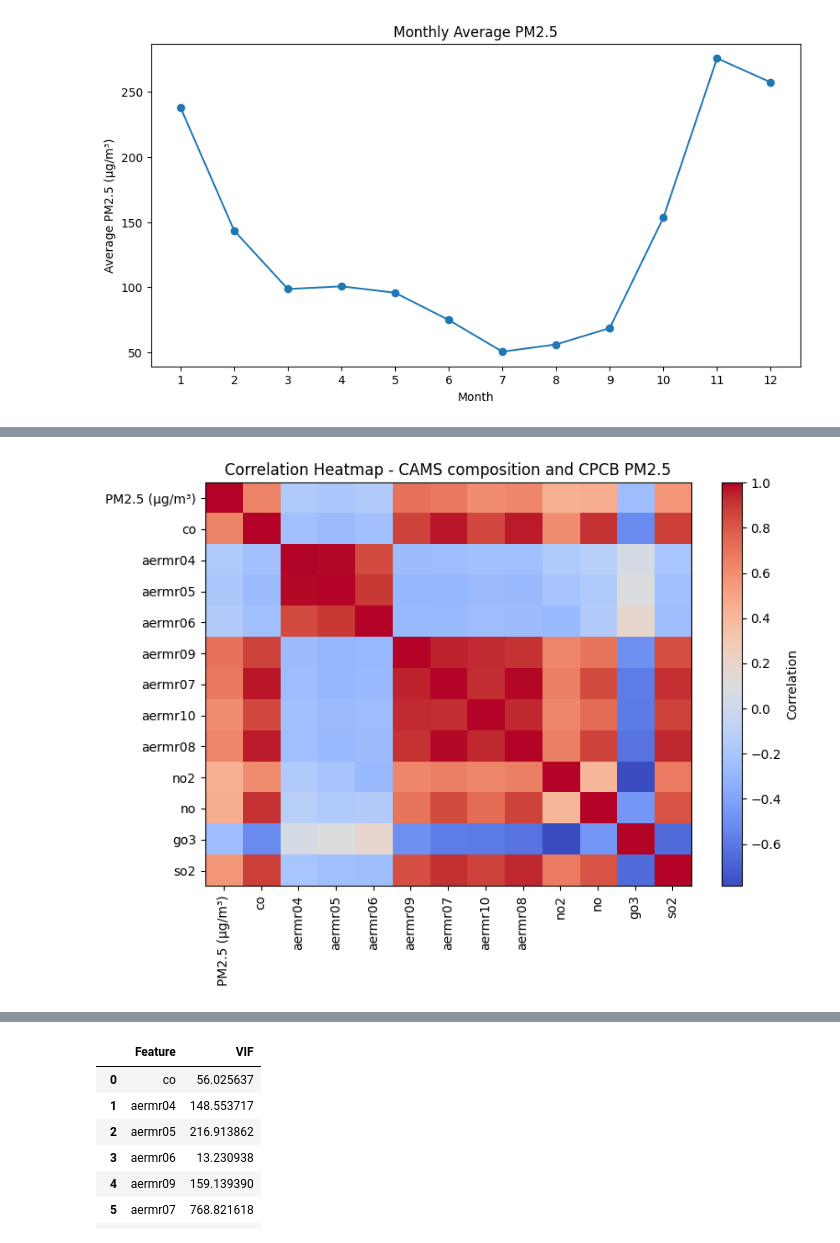
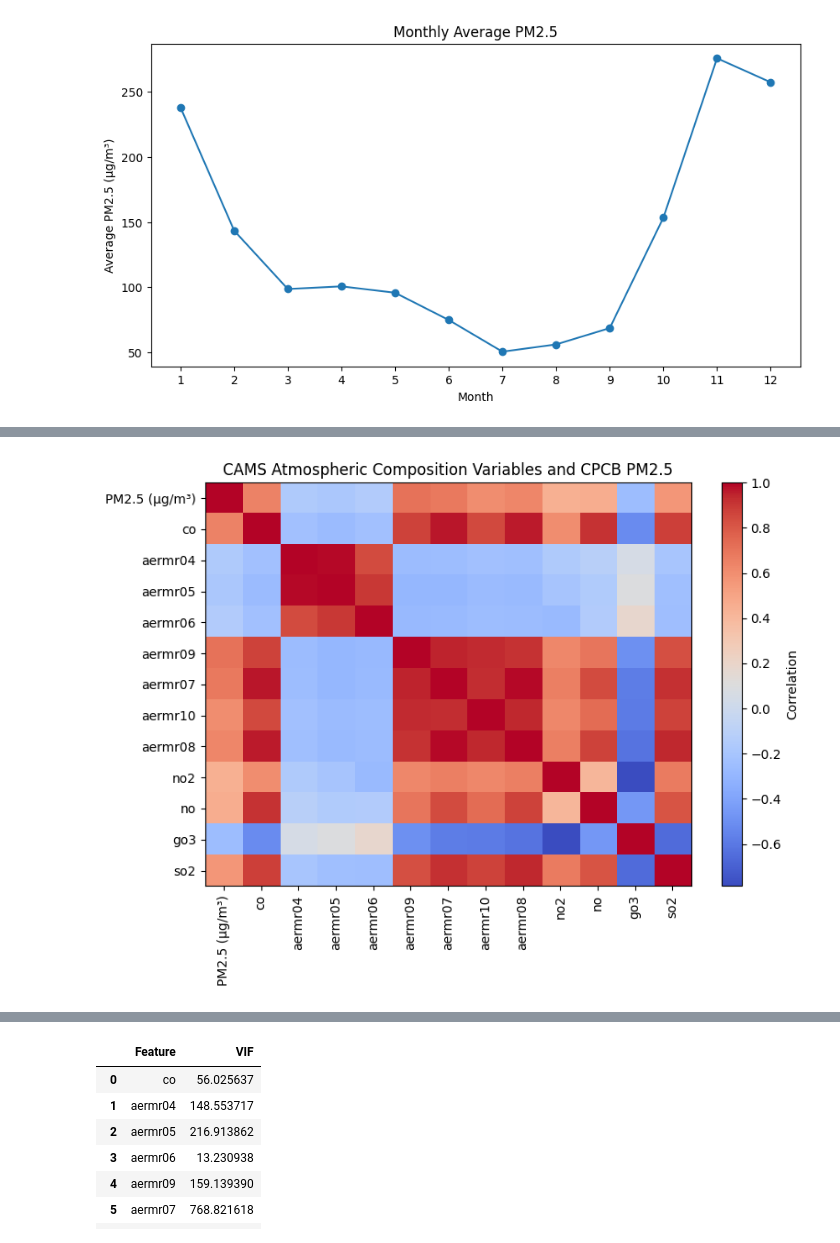
Before and after one commit to lubnashahanas07/PM25-Prediction-Using-Machine-Learning, a Jupyter notebook: preprocessing.ipynb, the cells around one changed output, grey strips where cells are left out. Cells and saved outputs as stored; diff of their text form; code cells hidden in the pictures.

```diff
--- a/preprocessing.ipynb
+++ b/preprocessing.ipynb
@@ -177,21 +181,22 @@ corr_matrix
 # %%
 # let's visually understand through heatmap
 
 plt.figure(figsize = (8,6))
 
 plt.imshow(corr_matrix,cmap = "coolwarm",aspect= "auto")
 
 plt.colorbar(label = "Correlation")
 
 plt.xticks(range(len(corr_matrix.columns)),corr_matrix.columns,rotation=90)
 plt.yticks(range(len(corr_matrix.columns)),corr_matrix.columns)
 
-plt.title("Correlation Heatmap - CAMS composition and CPCB PM2.5")
+plt.title("CAMS Atmospheric Composition Variables and CPCB PM2.5")
 
 plt.tight_layout()
+plt.savefig("plots/heatmap_composition_PM2.5.png",dpi = 300,bbox_inches = 'tight')
 plt.show()
 # %% [output]
-[figure, old version]
+[figure, new version]
 # %%
 cams_meteorology = ['q','t','u10', 'v10', 'd2m', 't2m']
 
```
Also changed, not shown: parts of 6 cells of this notebook, 12 other files.
